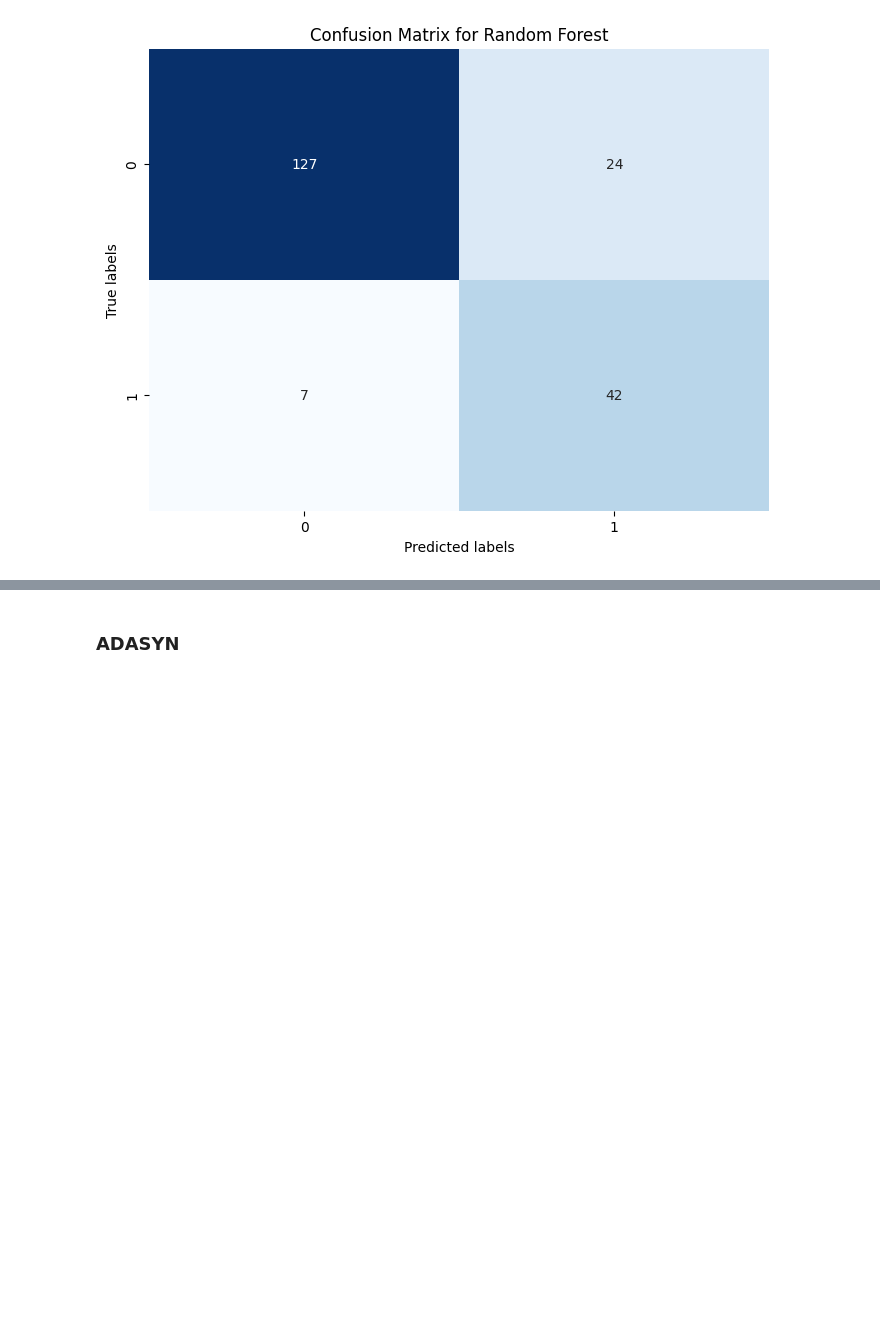
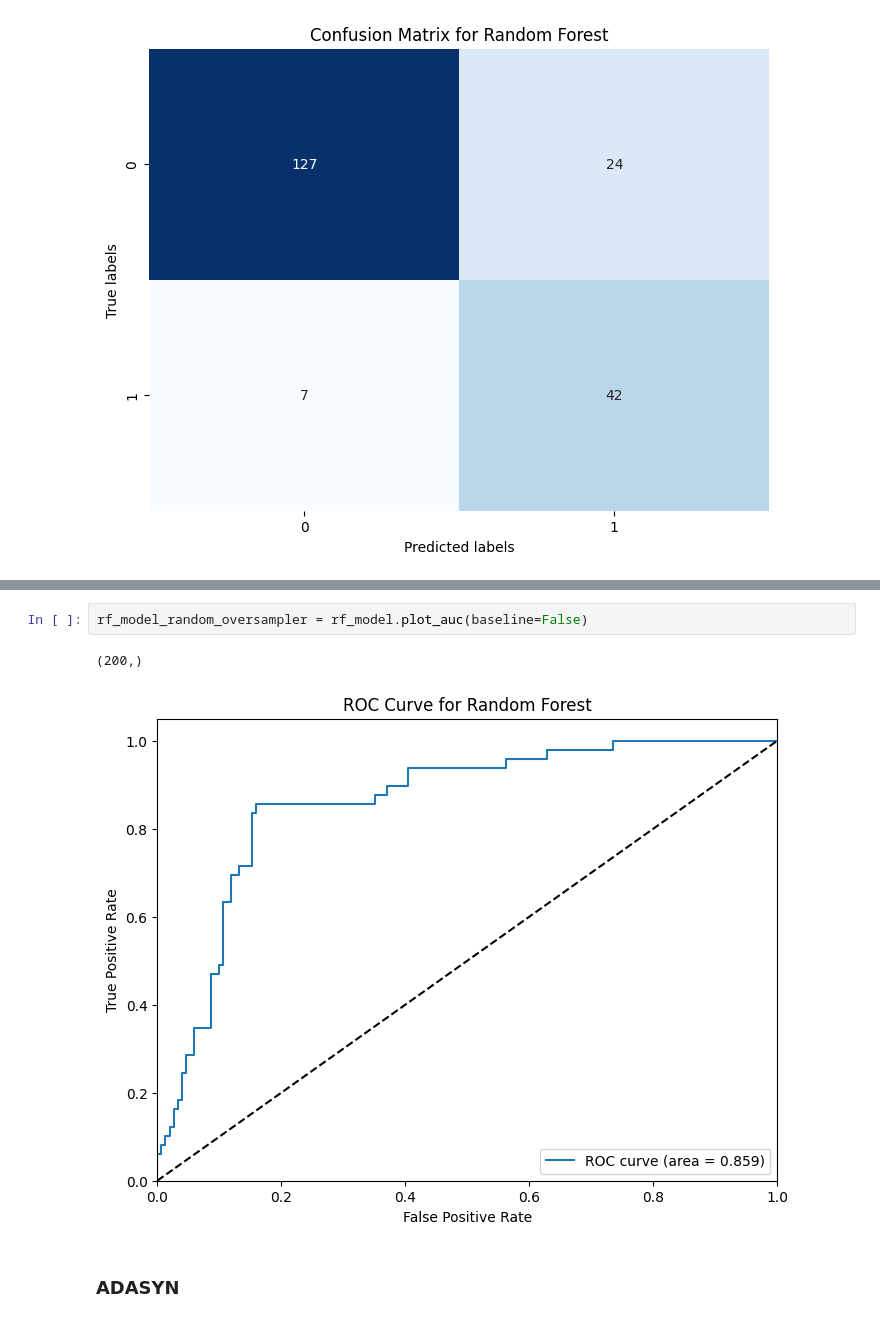
Before and after one commit to kevinchs0808/DSA4263-Project, a Jupyter notebook: main.ipynb, the cells around one changed output, grey strips where cells are left out. Cells and saved outputs as stored; diff of their text form; blank space fills up the shorter version.

```diff
--- a/main.ipynb
+++ b/main.ipynb
@@ -166,3 +176,8 @@ rf_model.shap_explanation()
+# %%
+rf_model_random_oversampler = rf_model.plot_auc(baseline=False)
+# %% [output]
+(200,)
+[figure, added]
 # %% [markdown]
 ### ADASYN
 # %%
```
Also changed, not shown: parts of 28 cells of this notebook, 6 other files.
